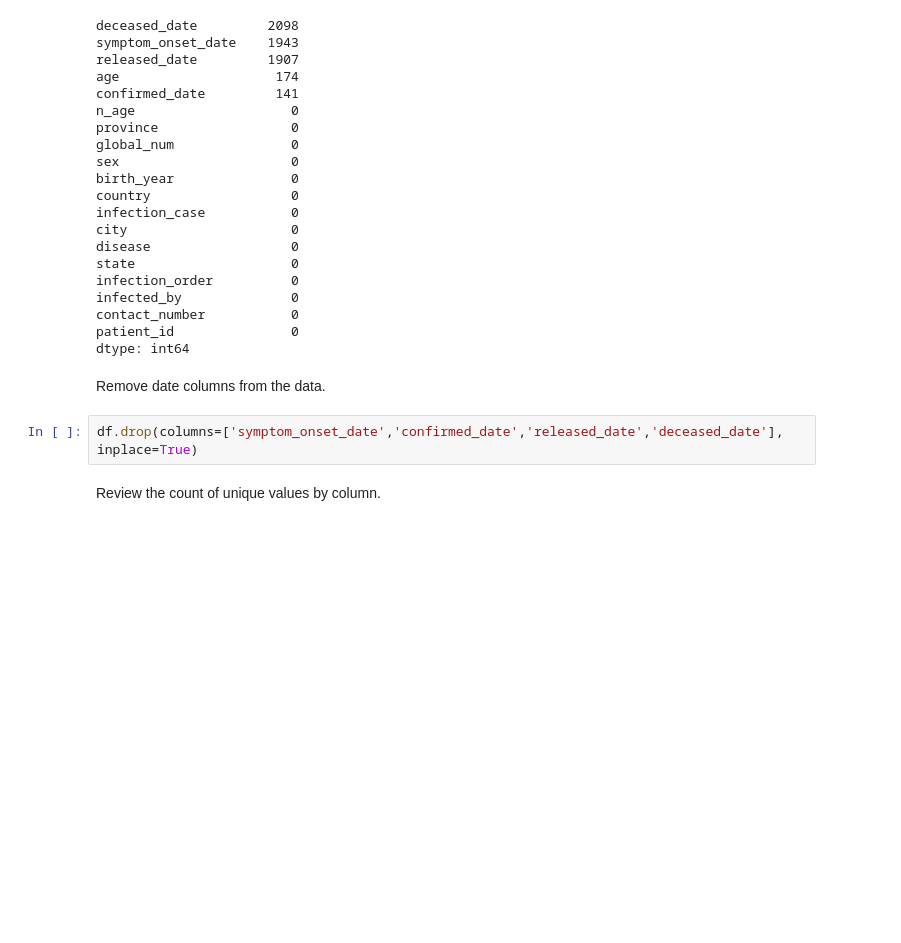
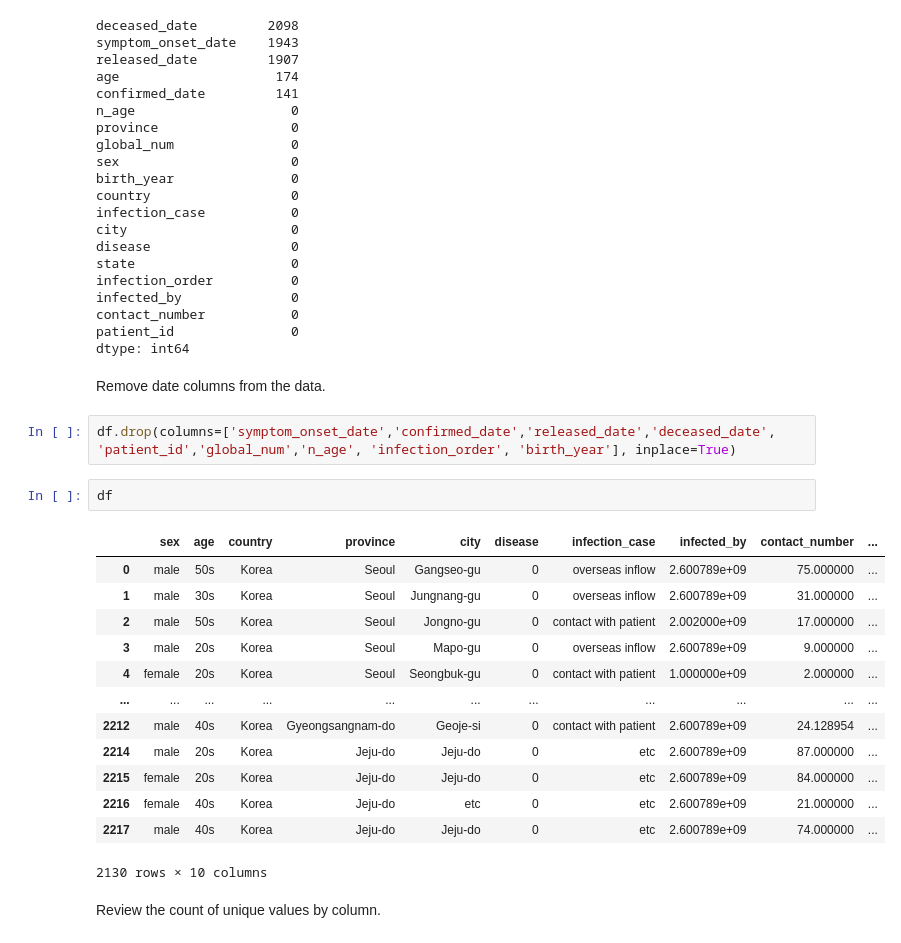
Before and after one commit to mf11y/Data_Sci_Projects, a Jupyter notebook: RandomForest Covid Case Study/RandomForest_casestudy_covid19.ipynb, the cells around one changed output. Cells and saved outputs as stored; diff of their text form; blank space fills up the shorter version.

```diff
--- a/RandomForest Covid Case Study/RandomForest_casestudy_covid19.ipynb
+++ b/RandomForest Covid Case Study/RandomForest_casestudy_covid19.ipynb
@@ -230,7 +230,23 @@ dtype: int64
 # %% [markdown]
 Remove date columns from the data.
 # %%
-df.drop(columns=['symptom_onset_date','confirmed_date','released_date','deceased_date'], inplace=True)
+df.drop(columns=['symptom_onset_date','confirmed_date','released_date','deceased_date', 'patient_id','global_num','n_age', 'infection_order', 'birth_year'], inplace=True)
+# %%
+df
+# %% [output]
+|  | sex | age | country | province | city | disease | infection_case | infected_by | contact_number | ... |
+| 0 | male | 50s | Korea | Seoul | Gangseo-gu | 0 | overseas inflow | 2.600789e+09 | 75.000000 | ... |
+| 1 | male | 30s | Korea | Seoul | Jungnang-gu | 0 | overseas inflow | 2.600789e+09 | 31.000000 | ... |
+| 2 | male | 50s | Korea | Seoul | Jongno-gu | 0 | contact with patient | 2.002000e+09 | 17.000000 | ... |
+| 3 | male | 20s | Korea | Seoul | Mapo-gu | 0 | overseas inflow | 2.600789e+09 | 9.000000 | ... |
+| 4 | female | 20s | Korea | Seoul | Seongbuk-gu | 0 | contact with patient | 1.000000e+09 | 2.000000 | ... |
+| ... | ... | ... | ... | ... | ... | ... | ... | ... | ... | ... |
+| 2212 | male | 40s | Korea | Gyeongsangnam-do | Geoje-si | 0 | contact with patient | 2.600789e+09 | 24.128954 | ... |
+| 2214 | male | 20s | Korea | Jeju-do | Jeju-do | 0 | etc | 2.600789e+09 | 87.000000 | ... |
+| 2215 | female | 20s | Korea | Jeju-do | Jeju-do | 0 | etc | 2.600789e+09 | 84.000000 | ... |
+| 2216 | female | 40s | Korea | Jeju-do | etc | 0 | etc | 2.600789e+09 | 21.000000 | ... |
+| 2217 | male | 40s | Korea | Jeju-do | Jeju-do | 0 | etc | 2.600789e+09 | 74.000000 | ... |
+2130 rows × 10 columns
 # %% [markdown]
 Review the count of unique values by column.
 # %%
```
Also changed, not shown: parts of 10 cells of this notebook, 2 other files.
